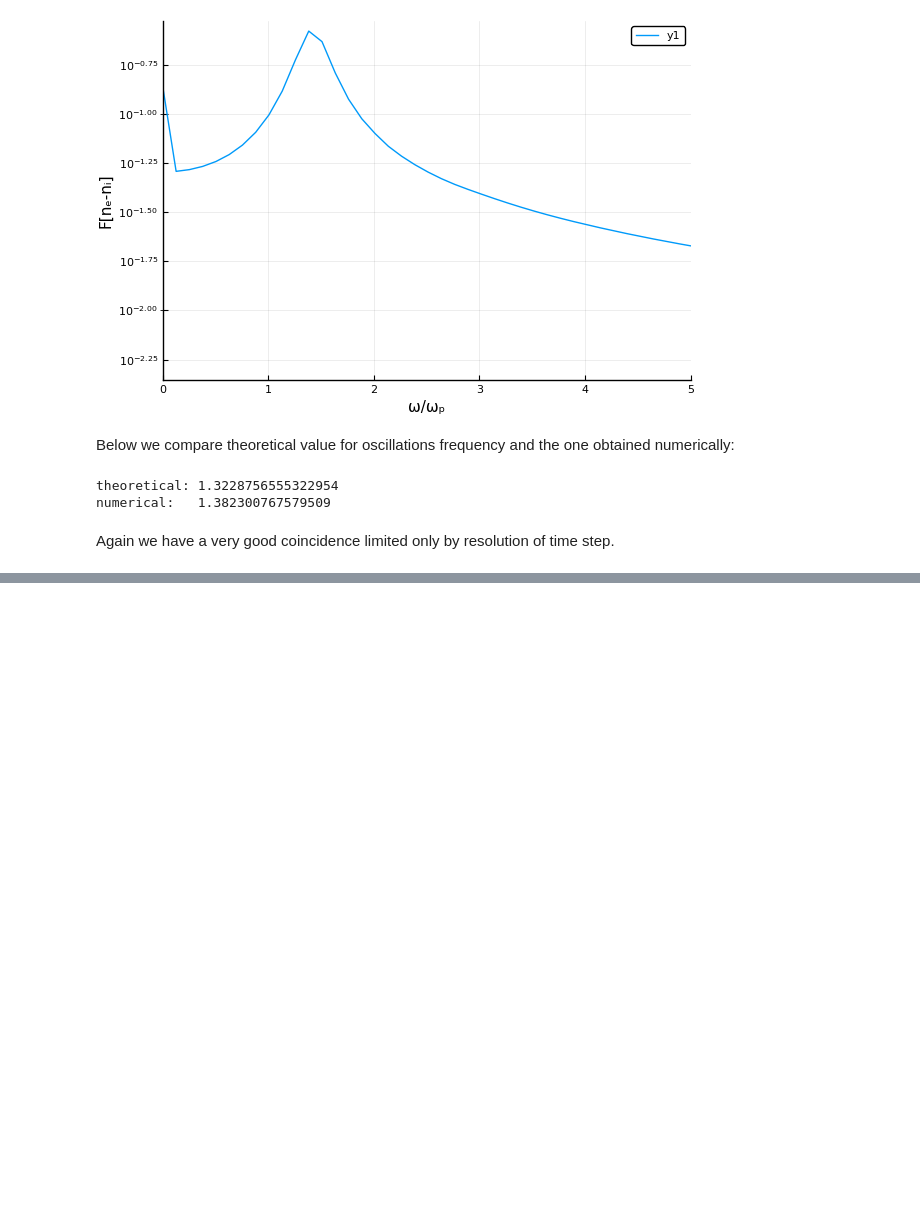
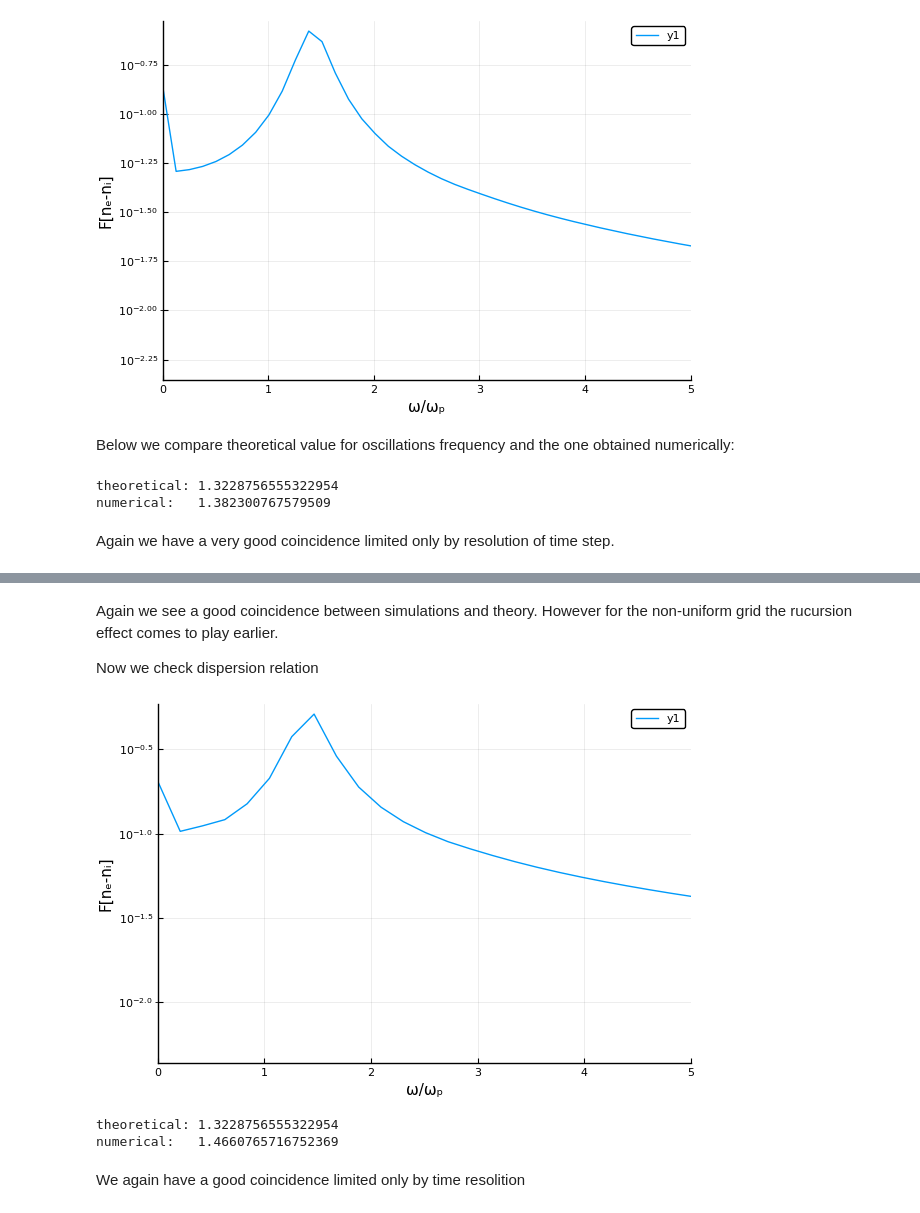
Before and after one commit to korzhimanov/Vasilek.jl, a Jupyter notebook: verification/landau-damping-1d1v.ipynb, the cells around one changed output, grey strips where cells are left out. Drawn from its saved outputs; the diff is of its cells as text; code cells hidden in the pictures; blank space fills up the shorter version.

```diff
--- a/verification/landau-damping-1d1v.ipynb
+++ b/verification/landau-damping-1d1v.ipynb
@@ -156,0 +250,21 @@ Again we have a very good coincidence limited only by resolution of time step.
+# %% [markdown]
+Again we see a good coincidence between simulations and theory. However for the non-uniform grid the rucursion effect comes to play earlier.
+
+Now we check dispersion relation
+# %%
+F = FFTW.rfft(n[1:600,end÷2].-ni[end÷2])
+ω = 2π*collect(0.0:1.0/(t[601]-t[1]):0.5/(t[2]-t[1]))
+plot(ω, abs.(F), yscale=:log10)
+xlabel!("ω/ωₚ")
+ylabel!("F[nₑ-nᵢ]")
+xlims!(0,5)
+# %% [output]
+[figure, added]
+# %%
+println("theoretical: ", sqrt(1 + 3*0.5^2))
+println("numerical:   ", ω[argmax(abs.(F))])
+# %% [output]
+theoretical: 1.3228756555322954
+numerical:   1.4660765716752369
+# %% [markdown]
+We again have a good coincidence limited only by time resolition
```
Also changed, not shown: parts of 14 cells of this notebook.
